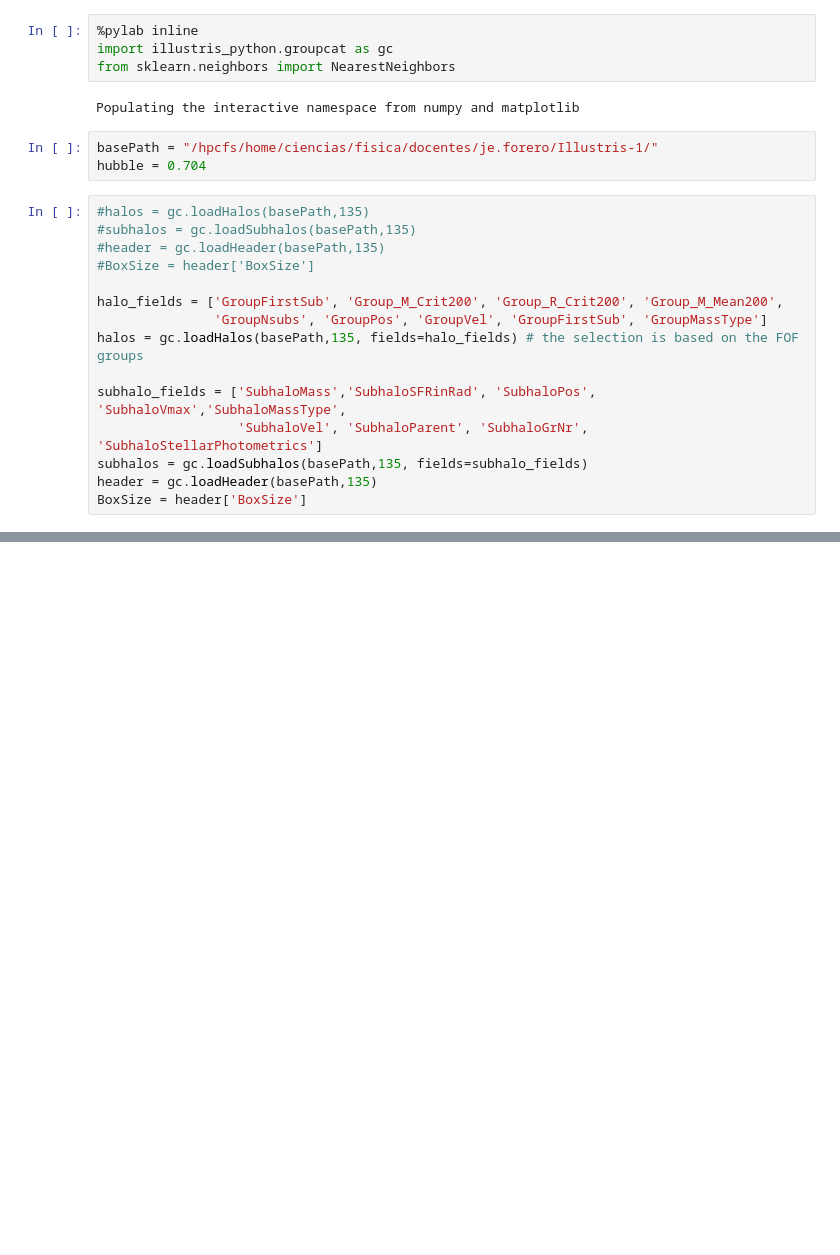
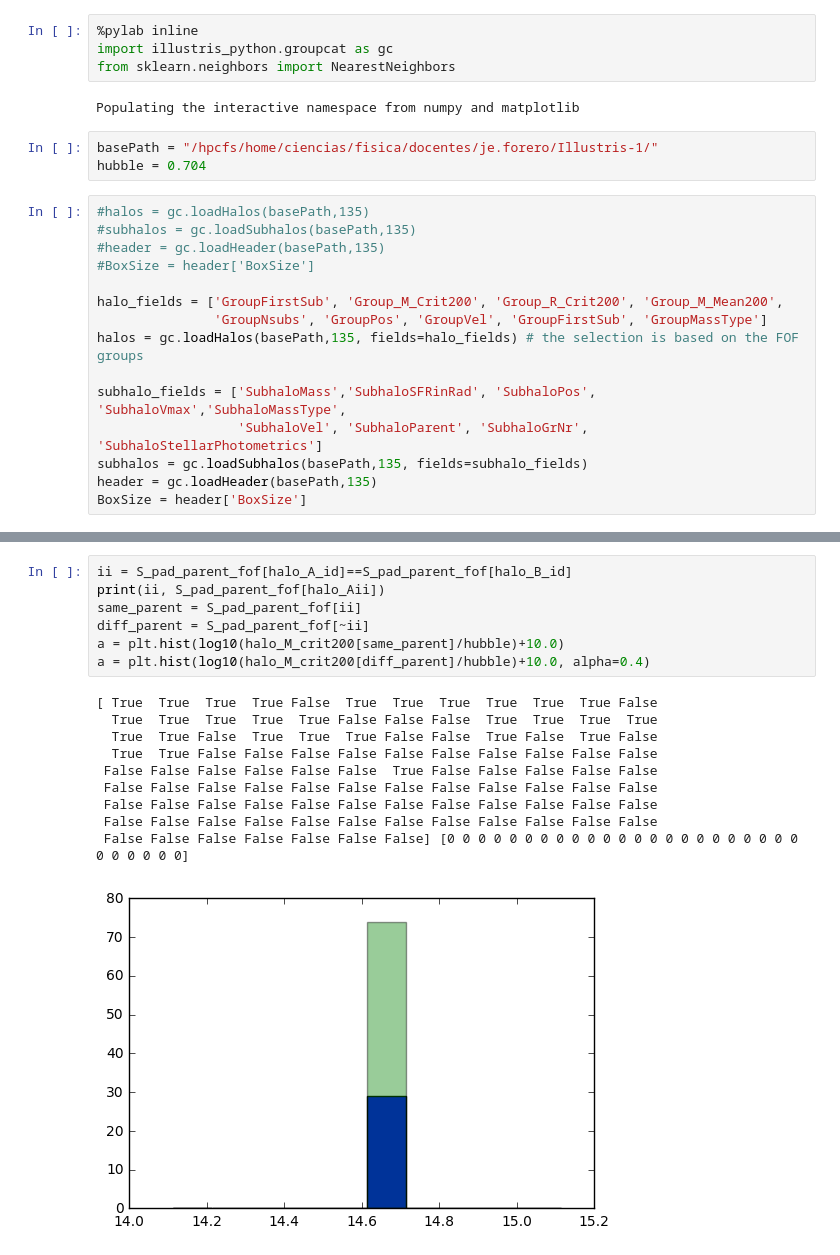
Before and after one commit to astroandes/IllustrisLG, a Jupyter notebook: code/SampleLG.ipynb, the cells around one changed output, grey strips where cells are left out. Drawn from its saved outputs; the diff is of its cells as text; blank space fills up the shorter version.

```diff
--- a/code/SampleLG.ipynb
+++ b/code/SampleLG.ipynb
@@ -289,0 +159,18 @@ for i in range(1,10):
+# %%
+ii = S_pad_parent_fof[halo_A_id]==S_pad_parent_fof[halo_B_id]
+print(ii, S_pad_parent_fof[halo_Aii])
+same_parent = S_pad_parent_fof[ii]
+diff_parent = S_pad_parent_fof[~ii]
+a = plt.hist(log10(halo_M_crit200[same_parent]/hubble)+10.0)
+a = plt.hist(log10(halo_M_crit200[diff_parent]/hubble)+10.0, alpha=0.4)
+# %% [output]
+[ True  True  True  True False  True  True  True  True  True  True False
+  True  True  True  True  True False False False  True  True  True  True
+  True  True False  True  True  True False False  True False  True False
+  True  True False False False False False False False False False False
+ False False False False False False  True False False False False False
+ False False False False False False False False False False False False
+ False False False False False False False False False False False False
+ False False False False False False False False False False False False
+ False False False False False False False] [0 0 0 0 0 0 0 0 0 0 0 0 0 0 0 0 0 0 0 0 0 0 0 0 0 0 0 0 0]
+[figure, added]
```
Also changed, not shown: parts of 25 cells of this notebook.
